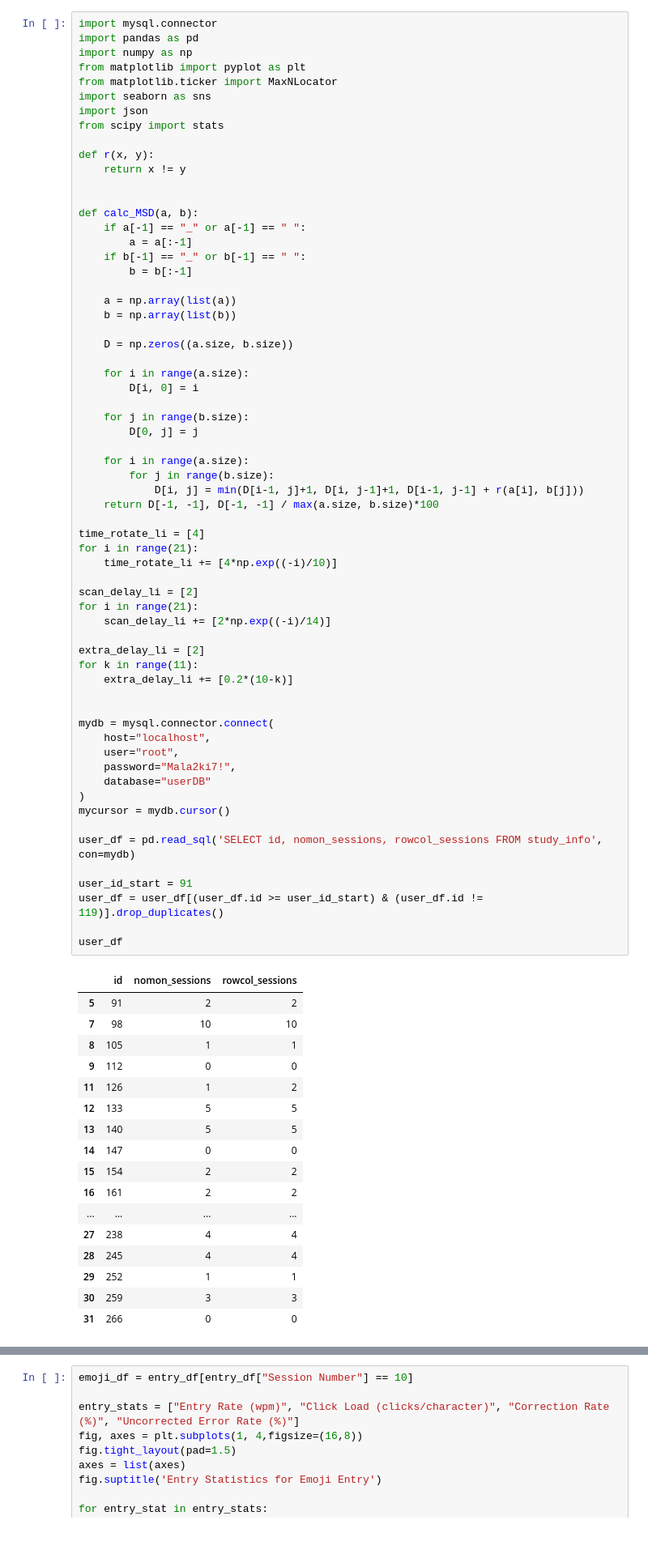
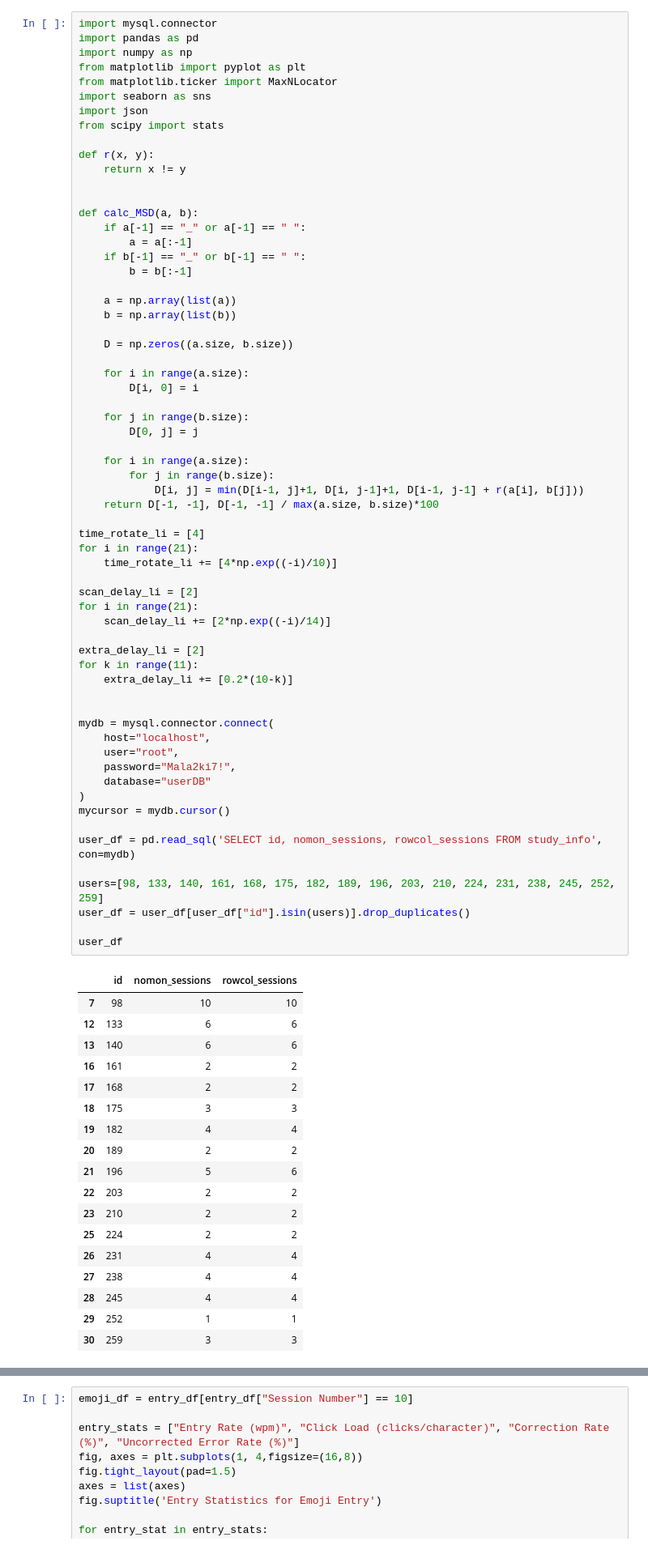
Before and after one commit to nbonaker/NomonWeb, a Jupyter notebook: data_processing/enrty_stats.ipynb, the cells around one changed output, grey strips where cells are left out. Shown: that part at 81% size. Drawn from its saved outputs; the diff is of its cells as text.

Commit message:
--user filtering on data processing

```diff
--- a/data_processing/enrty_stats.ipynb
+++ b/data_processing/enrty_stats.ipynb
@@ -34,51 +34,52 @@ def calc_MSD(a, b):
             D[i, j] = min(D[i-1, j]+1, D[i, j-1]+1, D[i-1, j-1] + r(a[i], b[j]))
     return D[-1, -1], D[-1, -1] / max(a.size, b.size)*100
 
 time_rotate_li = [4]
 for i in range(21):
     time_rotate_li += [4*np.exp((-i)/10)]
 
 scan_delay_li = [2]
 for i in range(21):
     scan_delay_li += [2*np.exp((-i)/14)]
 
 extra_delay_li = [2]
 for k in range(11):
     extra_delay_li += [0.2*(10-k)]
 
 
 mydb = mysql.connector.connect(
     host="localhost",
     user="root",
     password="Mala2ki7!",
     database="userDB"
 )
 mycursor = mydb.cursor()
 
 user_df = pd.read_sql('SELECT id, nomon_sessions, rowcol_sessions FROM study_info', con=mydb)
 
-user_id_start = 91
-user_df = user_df[(user_df.id >= user_id_start) & (user_df.id != 119)].drop_duplicates()
+users=[98, 133, 140, 161, 168, 175, 182, 189, 196, 203, 210, 224, 231, 238, 245, 252, 259]
+user_df = user_df[user_df["id"].isin(users)].drop_duplicates()
 
 user_df
 # %% [output]
 |  | id | nomon_sessions | rowcol_sessions |
-| 5 | 91 | 2 | 2 |
 | 7 | 98 | 10 | 10 |
-| 8 | 105 | 1 | 1 |
-| 9 | 112 | 0 | 0 |
-| 11 | 126 | 1 | 2 |
-| 12 | 133 | 5 | 5 |
-| 13 | 140 | 5 | 5 |
-| 14 | 147 | 0 | 0 |
-| 15 | 154 | 2 | 2 |
+| 12 | 133 | 6 | 6 |
+| 13 | 140 | 6 | 6 |
 | 16 | 161 | 2 | 2 |
-| ... | ... | ... | ... |
+| 17 | 168 | 2 | 2 |
+| 18 | 175 | 3 | 3 |
+| 19 | 182 | 4 | 4 |
+| 20 | 189 | 2 | 2 |
+| 21 | 196 | 5 | 6 |
+| 22 | 203 | 2 | 2 |
+| 23 | 210 | 2 | 2 |
+| 25 | 224 | 2 | 2 |
+| 26 | 231 | 4 | 4 |
 | 27 | 238 | 4 | 4 |
 | 28 | 245 | 4 | 4 |
 | 29 | 252 | 1 | 1 |
 | 30 | 259 | 3 | 3 |
-| 31 | 266 | 0 | 0 |
 # %%
 entry_df = pd.DataFrame(columns=["id", "Session Number", "Keyboard", "phrase_num", "typed_len", "num_click", "num_sel",
                                  "num_corr", "start", "end", "Uncorrected Error Rate (%)", "Time Rotate",
```
Also changed, not shown: parts of 5 cells of this notebook, 4 other files.
